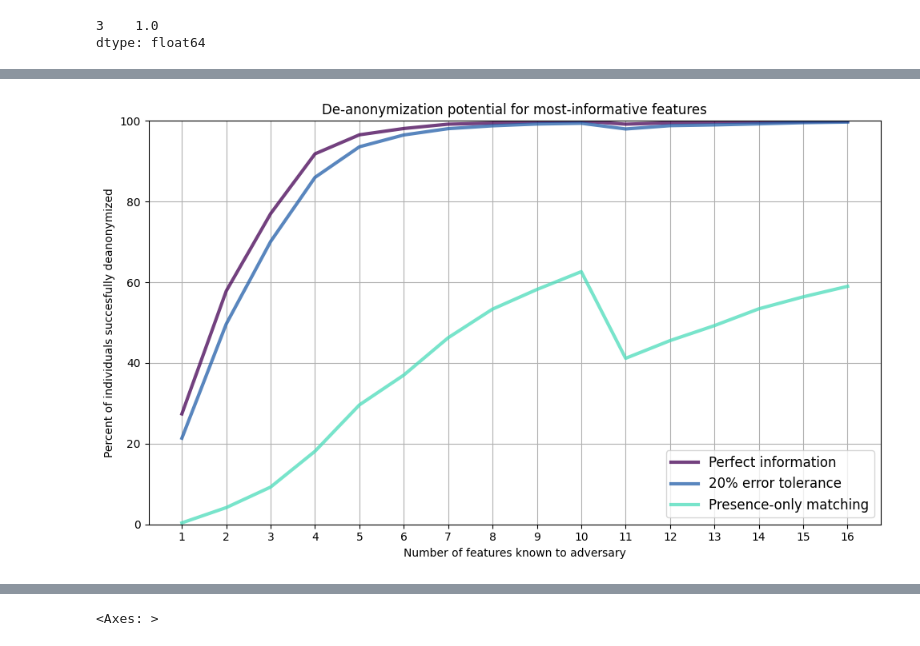
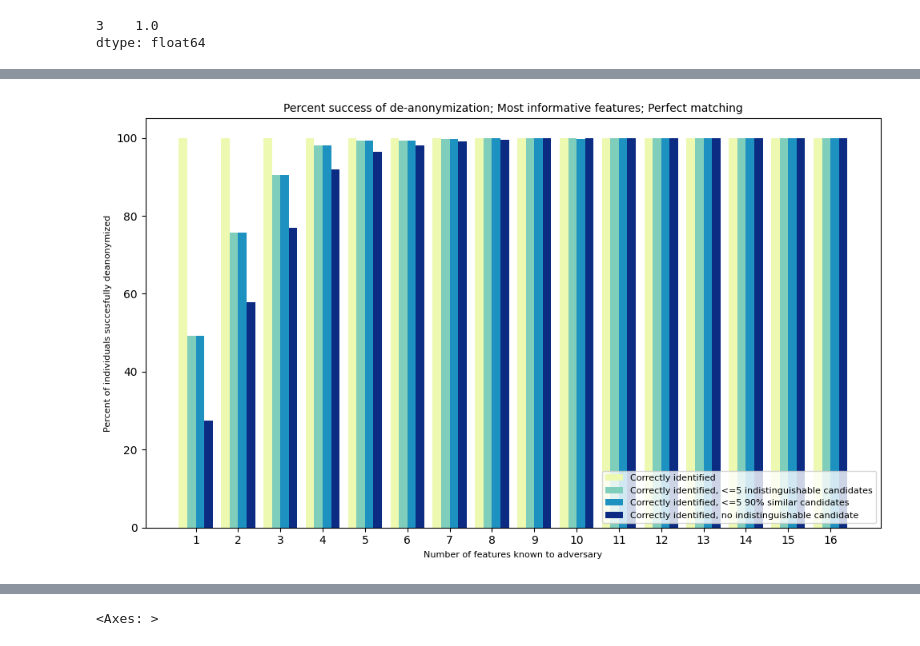
Before and after one commit to kkkarnav/deanonymization, a Jupyter notebook: main.ipynb, the cells around one changed output, grey strips where cells are left out. Saved outputs shown, nothing was run; the diff lists cells and outputs as text; code cells hidden in the pictures.

Commit message:
feat: notebook, results

```diff
--- a/main.ipynb
+++ b/main.ipynb
@@ -1034,18 +361,46 @@ public3_df = pd.read_csv("./public3_df.csv")
-# %%
-fig, ax = plt.subplots(figsize=(10, 6))
-line1 = ax.plot(mostinfo_df.iloc[0, 1:], label='Perfect information', color='#440154', linewidth=3, alpha=0.75)
-line2 = ax.plot(mostinfo_df.iloc[1, 1:], label='20% error tolerance', color='#225ea8', linewidth=3, alpha=0.75)
-line3 = ax.plot(mostinfo_df.iloc[2, 1:], label='Presence-only matching', color='#4bdcba', linewidth=3, alpha=0.75)
-# line3 = ax.plot(manip8[1][1:], label='20% error tolerance (robust)', color='#4bdcba', linestyle="dashed", linewidth=3, alpha=0.75)
-
-ax.set_xlabel('Number of features known to adversary', fontsize=10)
-ax.set_ylabel('Percent of individuals succesfully deanonymized', fontsize=10)
-ax.set_title('De-anonymization potential for most-informative features', fontsize=12)
-ax.legend(fontsize=12, loc="lower right")
-ax.set_ylim(0, 100)
-
-plt.grid(True)
-plt.tight_layout()
-plt.show()
-# %% [output]
-[figure, removed]
+# %%
+def load_results(filepath):
+    results = ["" for _ in range(18)]
+    line_values = [[0 for _ in range(1, 18)] for _ in range(4)]
+
+    for i in tqdm(range(1, 17)):
+        results[i] = pd.read_csv(f"{filepath}/results_{i}features.csv")
+
+    for i in tqdm(range(1, 17)):
+
+        df = results[i]
+        line_values[0][i] = sum(df.iloc[j, j] == df.iloc[j].max() for j in range(len(df)))
+        line_values[1][i] = sum(df.iloc[j, j] == df.iloc[j].max() and (df.iloc[j, :] == 1.0).sum() <= 5 for j in range(len(df)))
+        line_values[2][i] = sum(df.iloc[j, j] == df.iloc[j].max() and (df.iloc[j, :] >= 0.9).sum() <= 5 for j in range(len(df)))
+        line_values[3][i] = sum(df.iloc[j, j] == df.iloc[j].max() and (df.iloc[j, :] == 1.0).sum() == 1 for j in range(len(df)))
+
+    line_values = [[(x/len(df3))*100 for x in line_values[i]] for i in range(4)]
+
+    return results, line_values
+# %%
+def plot_results(line_values, title_string):
+
+    x = np.arange(len(line_values[0])-1)
+    width = 0.2
+
+    fig, ax = plt.subplots(figsize=(10, 6))
+    bars1 = ax.bar(x - width*1.5, line_values[0][1:], width, label='Correctly identified', color='#edf8b1')
+    bars2 = ax.bar(x - width*0.5, line_values[1][1:], width, label='Correctly identified, <=5 indistinguishable candidates', color='#7fcdbb')
+    bars3 = ax.bar(x + width*0.5, line_values[2][1:], width, label='Correctly identified, <=5 90% similar candidates', color='#1d91c0')
+    bars4 = ax.bar(x + width*1.5, line_values[3][1:], width, label='Correctly identified, no indistinguishable candidate', color='#0c2c84')
+
+    ax.set_xlabel('Number of features known to adversary', fontsize=8)
+    ax.set_ylabel('Percent of individuals succesfully deanonymized', fontsize=8)
+    ax.set_title(f'Percent success of de-anonymization; {title_string}', fontsize=10)
+    ax.set_xticks(x)
+    ax.set_xticklabels([str(x) for x in range(1, 17)])
+    ax.legend(fontsize=8, loc="lower right")
+
+    plt.tight_layout()
+    plt.show()
+# %%
+# Most informative, perfect information
+r_mostinfo_perfect_regular, lv_mostinfo_perfect_regular = load_results("./results/r_mostinfo_perfect_regular")
+plot_results(lv_mostinfo_perfect_regular, "Most informative features; Perfect matching")
+# %% [output]
+[figure, added]
```
Also changed, not shown: parts of 84 cells of this notebook, 50 other files.
